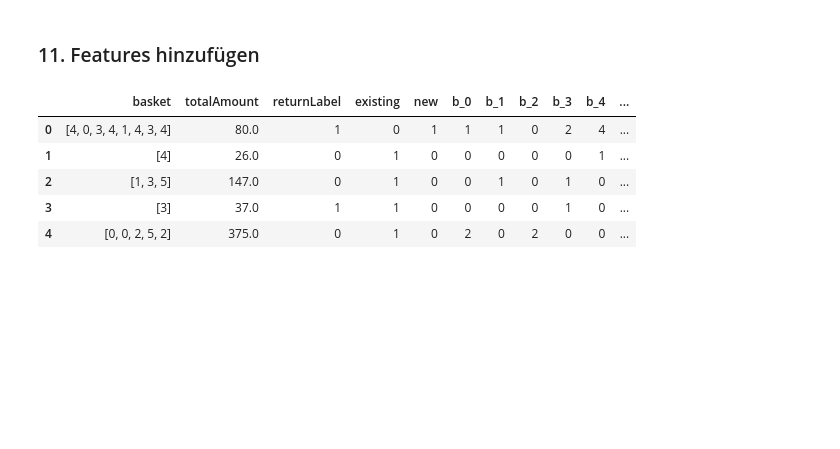
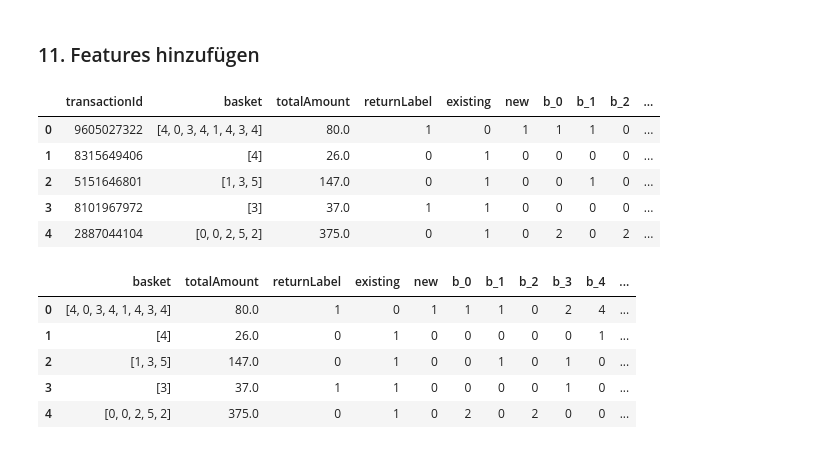
Before and after one commit to daniel-vera-g/ml-project, a Jupyter notebook: ml-project.ipynb, the cells around one changed output. Drawn from its saved outputs; the diff is of its cells as text; code cells hidden in the pictures; blank space fills up the shorter version.

```diff
--- a/ml-project.ipynb
+++ b/ml-project.ipynb
@@ -40,7 +40,8 @@ getIntListFromStringList = lambda stringList: [int(listElement) for listElement
 import pandas as pd
 pd.options.mode.chained_assignment = None
 
-train_df = pd.read_csv('datasets/train.csv')
+# train_df = pd.read_csv('datasets/train.csv')
+train_df = pd.read_csv('sample_data/train.csv')
 
 train_df.head()
 # %% [output]
@@ -403,7 +450,8 @@ GradientBoostingClassifier(max_depth=4, n_estimators=140, random_state=0)
 
 * TODO Export functions to only call them once & avoid code duplication between train & test procedure
 # %%
-test_df = pd.read_csv('datasets/test.csv')
+# test_df = pd.read_csv('datasets/test.csv')
+test_df = pd.read_csv('sample_data/test.csv')
 
 test_df.head()
 # %% [output]
@@ -585,8 +636,15 @@ Zu entfernen:
 # %% [markdown]
 ### 11. Features hinzufügen
 # %%
-# test_encoded['basketElementCount'] = test_encoded.basket.map(lambda x: len(x))
-# test_encoded.head()
+ test_encoded['basketElementCount'] = test_encoded.basket.map(lambda x: len(x))
+ test_encoded.head()
+# %% [output]
+|  | transactionId | basket | totalAmount | returnLabel | existing | new | b_0 | b_1 | b_2 | ... |
+| 0 | 9605027322 | [4, 0, 3, 4, 1, 4, 3, 4] | 80.0 | 1 | 0 | 1 | 1 | 1 | 0 | ... |
+| 1 | 8315649406 | [4] | 26.0 | 0 | 1 | 0 | 0 | 0 | 0 | ... |
+| 2 | 5151646801 | [1, 3, 5] | 147.0 | 0 | 1 | 0 | 0 | 1 | 0 | ... |
+| 3 | 8101967972 | [3] | 37.0 | 1 | 1 | 0 | 0 | 0 | 0 | ... |
+| 4 | 2887044104 | [0, 0, 2, 5, 2] | 375.0 | 0 | 1 | 0 | 2 | 0 | 2 | ... |
 # %%
 # TODO better naming to dataframes
 test_encoded = test_encoded.drop(columns=['transactionId'])
```
Also changed, not shown: parts of 16 cells of this notebook.
